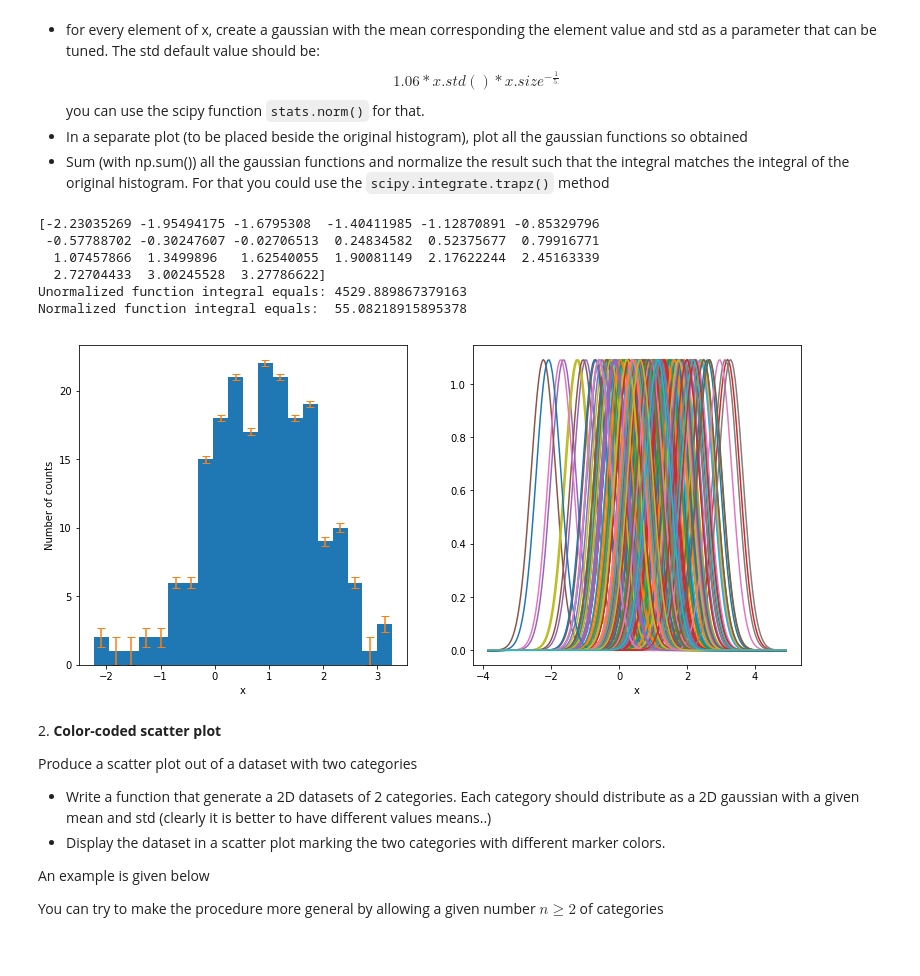
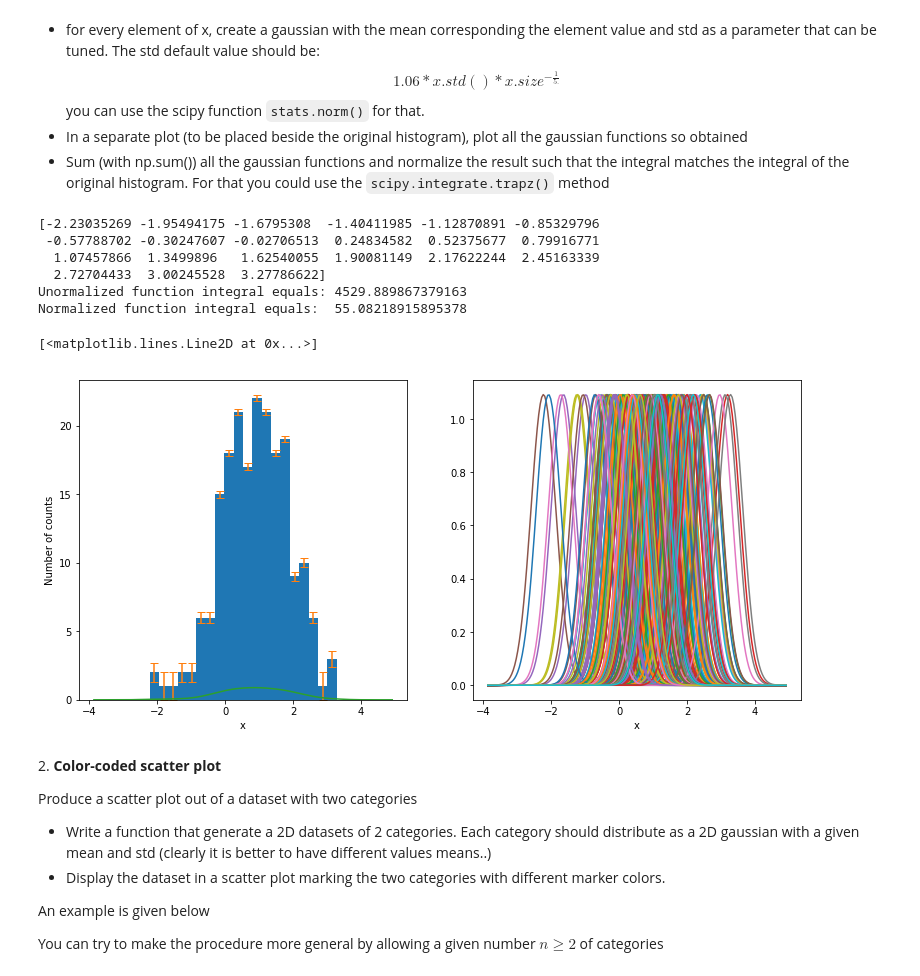
Before and after one commit to albchim/LaboratoryOfComputationalPhysics, a Jupyter notebook: 06ex_Visualization.ipynb, the cells around one changed output. Saved outputs shown, nothing was run; the diff lists cells and outputs as text; code cells hidden in the pictures.

```diff
--- a/06ex_Visualization.ipynb
+++ b/06ex_Visualization.ipynb
@@ -16,7 +16,8 @@ you can use the scipy function `stats.norm()` for that.
 * Sum (with np.sum()) all the gaussian functions and normalize the result such that the integral matches the integral of the original histogram. For that you could use the `scipy.integrate.trapz()` method
 # %%
 import numpy as np
-import scipy
+from scipy import stats
+from scipy import integrate
 import matplotlib.pyplot as plt
 
 np.random.seed(1235)
@@ -38,35 +39,36 @@ bin_centers = 0.5*(bins[1:] + bins[:-1])
 yint = np.arange(0, max(counts)+max(counts)/10, 5)
 plt.yticks(yint)
 plt.errorbar(bin_centers, counts, yerr=1/(np.sqrt(counts)), fmt='none', marker='.', capsize=4)
 
 #Gaussians
 stdev=1.06*x.std()*(x.size**(-1/5))
 points=np.linspace(min(x)-(max(x)/2),max(x)+(max(x)/2),200)
 ax2 = plt.subplot2grid(gridsize, (1, 1))
 gaussian=np.zeros((len(points),len(x)))
 for i in np.arange(len(x)):
     ax2.plot(points,stats.norm.pdf(points,x[i],stdev))
     gaussian[i,:]=stats.norm.pdf(points,x[i],stdev)
 ax2.set_xlabel('x')
 
 pdf=np.sum(gaussian, axis=0)
 #ax3 = plt.subplot2grid(gridsize, (2, 0))
 
 pdf_int=scipy.integrate.trapz(pdf)
 hist_int=np.sum(counts)*(bins[2] - bins[1])
 print('Unormalized function integral equals:',pdf_int)
 pdf=pdf*hist_int/pdf_int
 pdf_int=scipy.integrate.trapz(pdf)
 print('Normalized function integral equals: ',pdf_int)
-#ax1.plot(points,pdf)
+ax1.plot(points,pdf)
 # %% [output]
 [-2.23035269 -1.95494175 -1.6795308  -1.40411985 -1.12870891 -0.85329796
  -0.57788702 -0.30247607 -0.02706513  0.24834582  0.52375677  0.79916771
   1.07457866  1.3499896   1.62540055  1.90081149  2.17622244  2.45163339
   2.72704433  3.00245528  3.27786622]
 Unormalized function integral equals: 4529.889867379163
 Normalized function integral equals:  55.08218915895378
+[<matplotlib.lines.Line2D at 0x...>]
-[figure, old version]
+[figure, new version]
 # %% [markdown]
 2\. **Color-coded scatter plot**
 
```
Also changed, not shown: parts of 2 cells of this notebook, 2 other files.
